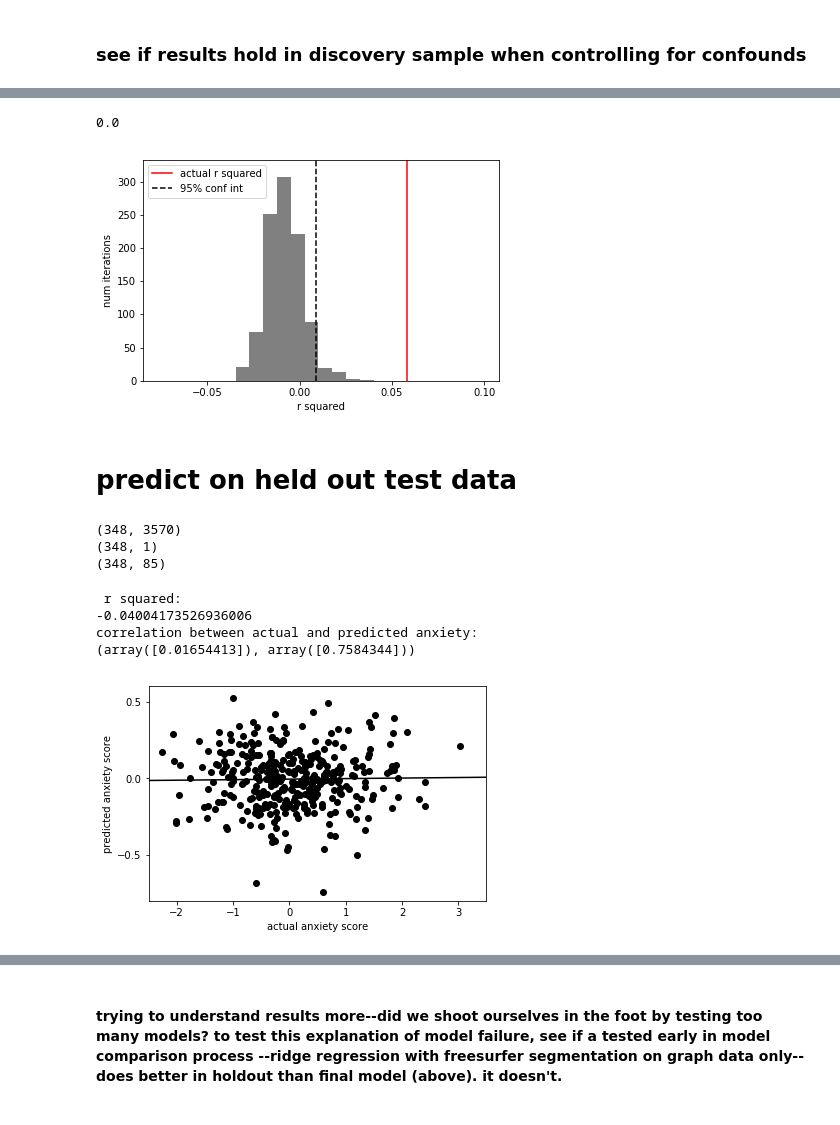
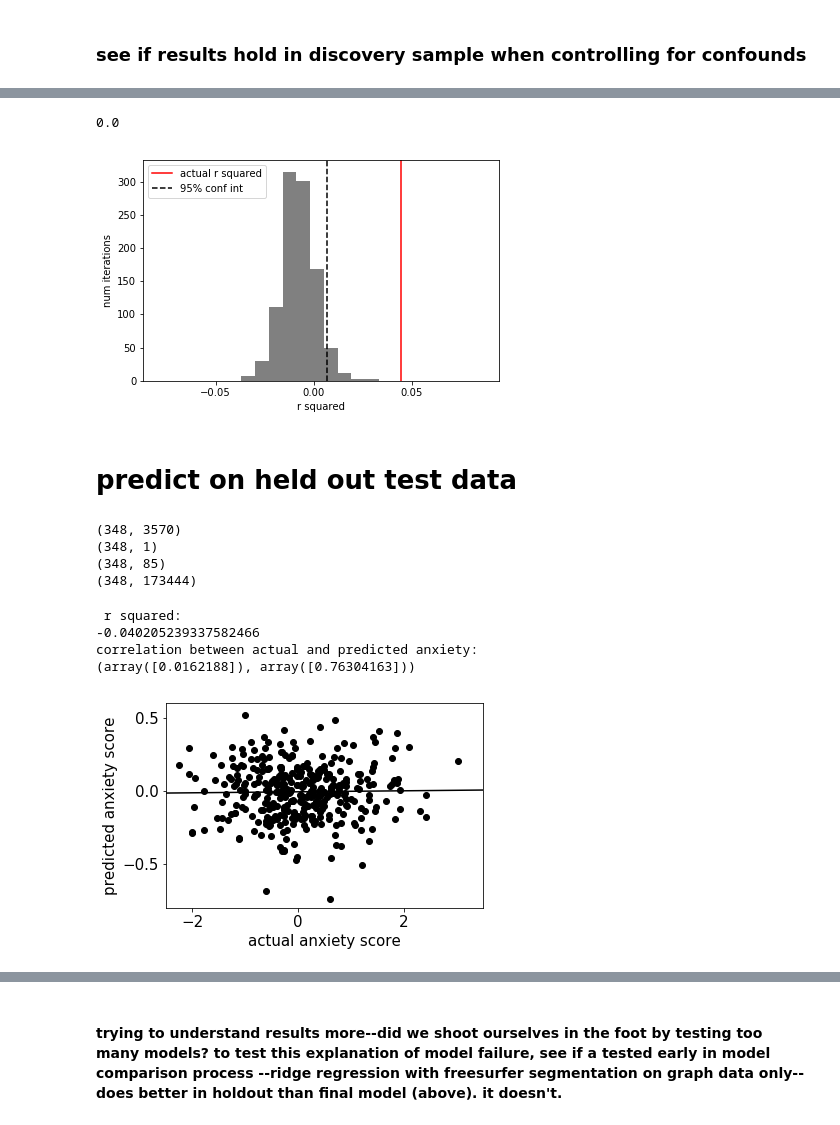
Before and after one commit to eboeke/gsp_anx_pred, a Jupyter notebook: anx_pred_modeling.ipynb, the cells around one changed output, grey strips where cells are left out. Saved outputs shown, nothing was run; the diff lists cells and outputs as text; code cells hidden in the pictures.

```diff
--- a/anx_pred_modeling.ipynb
+++ b/anx_pred_modeling.ipynb
@@ -1234,11 +1231,23 @@ correlation between actual and predicted anxiety:
 # %%
 ##load voxelwise amyg conn
 amyg_data = pd.read_csv(input_data_folder + 'discovery/seed_maps/Amygdala.csv',header=None).values
-#zscore within subject but ignore zeros (which indicate missing data).
-#dont want to include zeros or imputed values in zscoring w/in sub
-zero_idx = amyg_data==0
+
+#load data indicating where each subject has coverage
+coverage_data = pd.read_csv(input_data_folder + 'discovery/seed_maps/coverage_masks.csv',header=None).values
+
+print(coverage_data.shape)
+
+
+nan_idx = coverage_data==0
 amyg_naned = np.array(amyg_data)
-amyg_naned[zero_idx] = np.nan
-amyg_data_z = np.array(amyg_data)
+amyg_naned[nan_idx] = np.nan
+
+#number of voxels where at least one sub doesn't have coverage
+s = np.sum(amyg_naned,0)
+nan_bin = np.isnan(s)
+print(np.sum(nan_bin))
+
+
+amyg_data_z = np.array(amyg_naned)
 for i in range(amyg_data.shape[0]):
     amyg_data_z[i,~np.isnan(amyg_naned[i,:])]= stats.zscore(amyg_data_z[i,~np.isnan(amyg_naned[i,:])])
@@ -1382,21 +1403,24 @@ linreg_pipeline = Pipeline(linreg_pipeline_steps)
 inner_pipeline_steps = [
     #note--has to be in this order, if X data is transformed ConfoundRegressor wont work
     ('conf_reg',ConfoundRegressor(conf_mat,graph_data)),#X data will be reset within stack function
-    ('impute',Imputer(missing_values=0,strategy='mean')),
  ('standardize', StandardScaler()),
 ('regression', Ridge(1000))
 ]
 
 
+np.random.seed(55)
+
 
 null_scores,p,actual_score = stack_perm([graph_data,aseg_aparc_data,amyg_data_z_r],
                                         anx_data,inner_pipeline,linreg_pipeline,1000,
                                         figname=output_data_folder + 'discovery/stack3_conf_disc_perm.png')
+np.savetxt(output_data_folder + 'discovery/null_r2_disc_conf.csv',null_r2,delimiter=',')
+
 
 print(p)
 # %% [output]
 0.0
-[figure, old version]
+[figure, new version]
 # %% [markdown]
 # predict on held out test data
 # %%
@@ -1447,18 +1471,27 @@ print(aseg_aparc_data_test.shape)
 
 #amyg data
 amyg_data_test = pd.read_csv(input_data_folder + 'holdout/Amygdala.csv',header=None).values
-#zscore within subject but ignore zeros (which indicate missing data). dont want to include zeros or imputed values in zscoring w/in sub
-zero_idx_test = amyg_data_test==0
+
+#load data indicating where each subject has coverage
+coverage_data_test = pd.read_csv(input_data_folder + 'holdout/coverage_masks.csv',header=None).values
+
+nan_idx = coverage_data_test==0
 amyg_naned_test = np.array(amyg_data_test)
-amyg_naned_test[zero_idx_test] = np.nan
-amyg_data_z_test = np.array(amyg_data_test)
+amyg_naned_test[nan_idx] = np.nan
+
+
+amyg_data_z_test = np.array(amyg_naned_test)
 for i in range(amyg_data_test.shape[0]):
     amyg_data_z_test[i,~np.isnan(amyg_naned_test[i,:])]= stats.zscore(
         amyg_data_z_test[i,~np.isnan(amyg_naned_test[i,:])])
+
+
+print(amyg_data_z_test.shape)
 # %% [output]
 (348, 3570)
 (348, 1)
 (348, 85)
+(348, 173444)
 # %%
 #rebuild best model using all the training data (no cv) and test on holdout
 
@@ -1475,7 +1508,7 @@ linreg_pipeline_steps = [
 linreg_pipeline = Pipeline(linreg_pipeline_steps)
 
 inner_pipeline_steps = [
-('impute',Imputer(missing_values=0,strategy='mean')),#only relevant for  amyg_data
+('impute',Imputer(missing_values='NaN',strategy='mean')),#only relevant for  amyg_data
 ('standardize', StandardScaler()),
 ('regression', Ridge(1000))
 ]
@@ -1483,35 +1516,35 @@ inner_pipeline = Pipeline(inner_pipeline_steps)
 
 r2,preds,weights = stack_test(Xs_train,y_train,Xs_test,y_test,inner_pipeline,linreg_pipeline)
 
 print(' r squared:')
 print(r2)
 
 print('correlation between actual and predicted anxiety:')
 print(stats.pearsonr(y_test,preds))
 
 
 
 plt.plot(y_test,preds,'o',color='black')
 linreg = LinearRegression() #get regression line for plot
 
 linreg.fit(y_test.reshape(-1, 1),preds)
 line = linreg.predict(np.array([-3,3.5]).reshape(-1,1))
 plt.plot([-3,3.5],line,color='black')
 plt.xlabel('actual anxiety score')
 plt.ylabel('predicted anxiety score')
 plt.xlim([-2.5,3.5])
 plt.ylim([-.8,.6])
 fontsize=18
 plt.rc('font',**{ 'size':fontsize})
 plt.tight_layout()
 plt.show
 plt.savefig(output_data_folder + 'holdout/stack_holdout.png')
 np.savetxt(output_data_folder + 'holdout/preds_stack3_holdout.csv',preds,delimiter=',')
 # %% [output]
  r squared:
--0.04004173526936006
+-0.040205239337582466
 correlation between actual and predicted anxiety:
-(array([0.01654413]), array([0.7584344]))
+(array([0.0162188]), array([0.76304163]))
-[figure, old version]
+[figure, new version]
 # %%
 # permutation test
```
Also changed, not shown: parts of 12 cells of this notebook, 1 other file.
